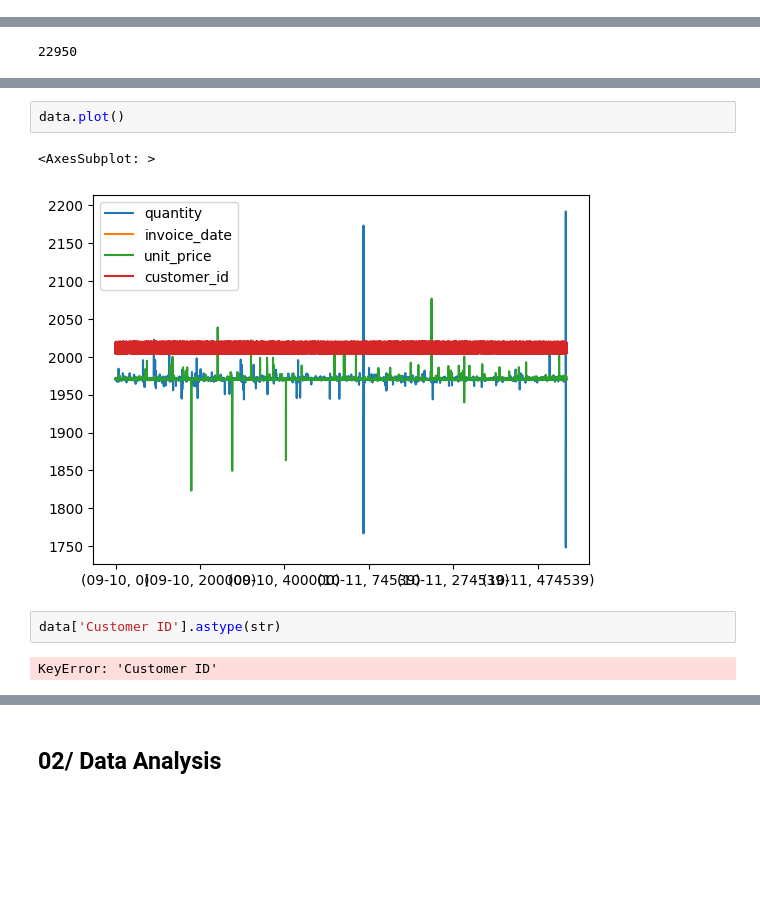
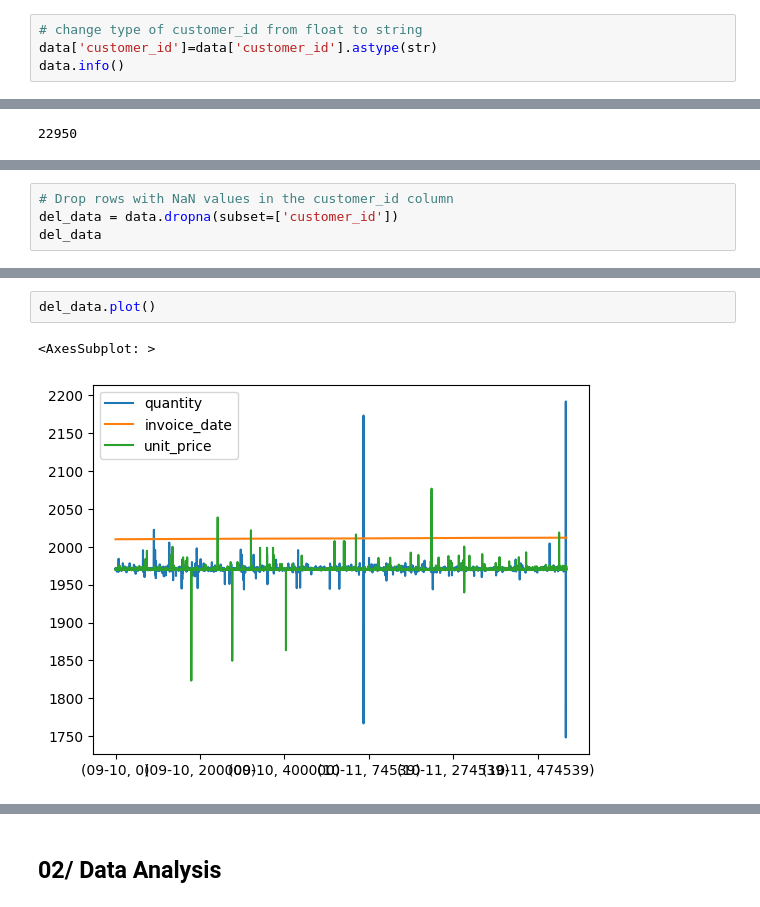
Before and after one commit to Noura-ou/projet_segmentation_client, a Jupyter notebook: src/test_rola.ipynb, the cells around one changed output, grey strips where cells are left out. Saved outputs shown, nothing was run; the diff lists cells and outputs as text; blank space fills up the shorter version.

```diff
--- a/src/test_rola.ipynb
+++ b/src/test_rola.ipynb
@@ -111,0 +99,4 @@ memory usage: 36.1+ MB
+# %%
+# change type of customer_id from float to string
+data['customer_id']=data['customer_id'].astype(str)
+data.info()
@@ -163,0 +208,4 @@ data[(data['unit_price'] <= 0) & (data['quantity'] <= 0) \
+# %%
+# Drop rows with NaN values in the customer_id column
+del_data = data.dropna(subset=['customer_id'])
+del_data
@@ -164,9 +244,5 @@ data[(data['unit_price'] <= 0) & (data['quantity'] <= 0) \
 # %%
-data.plot()
+del_data.plot()
 # %% [output]
 <AxesSubplot: >
-[figure, old version]
+[figure, new version]
-# %%
-data['Customer ID'].astype(str)
-# %% [output]
-KeyError: 'Customer ID'
```
Also changed, not shown: parts of 19 cells of this notebook, 2 other files.
